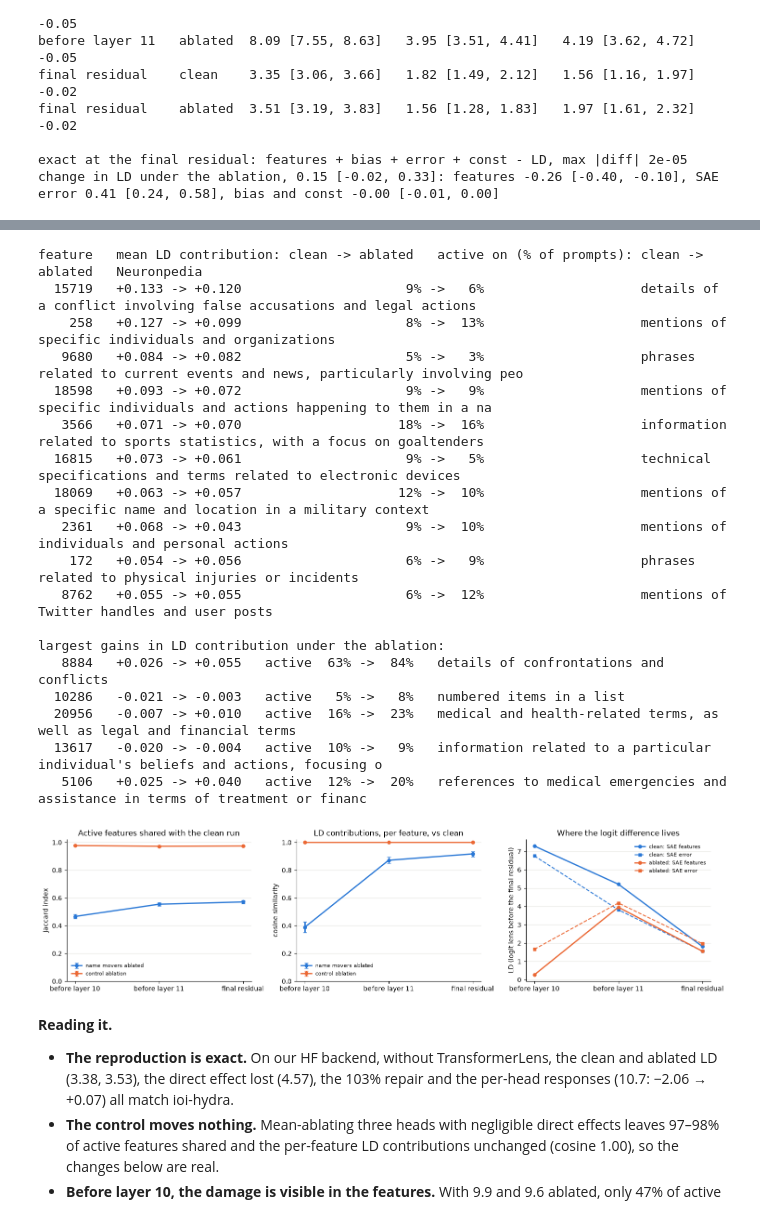
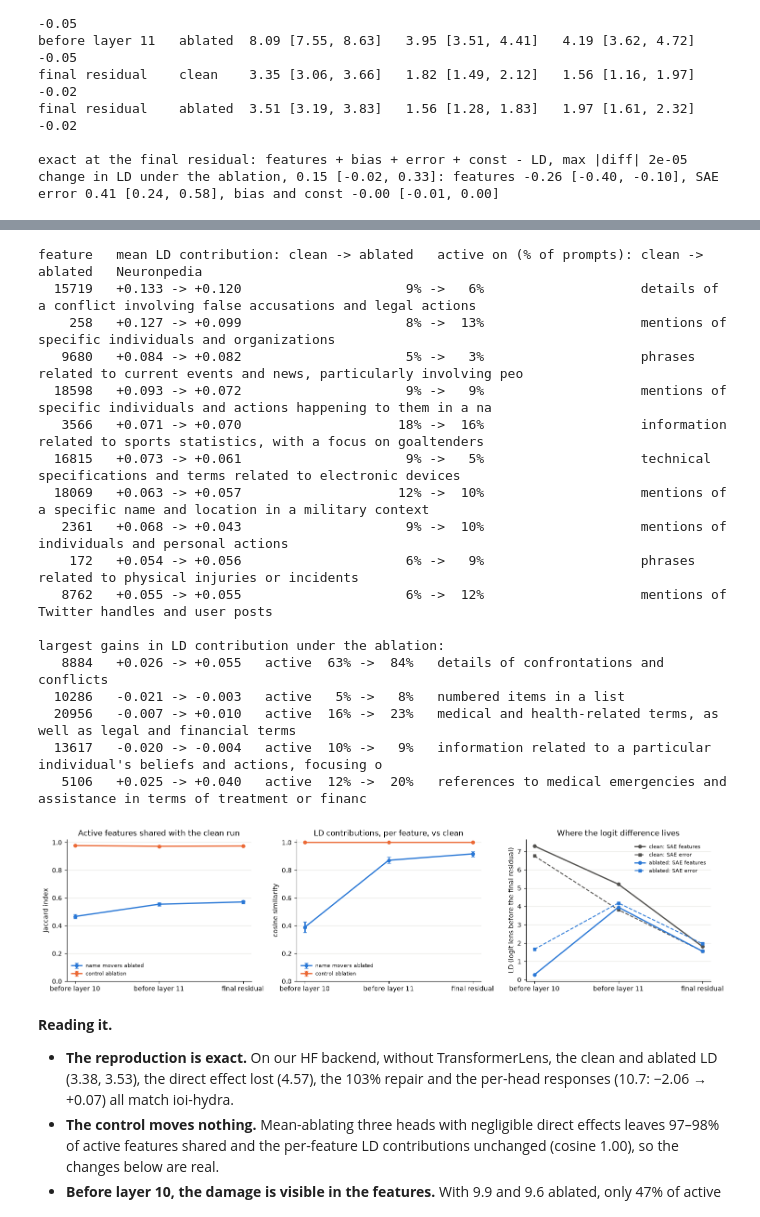
Before and after one commit to rreece/gpt2-atlas, a Jupyter notebook: notebooks/atlas.ipynb, the cells around one changed output, grey strips where cells are left out. Cells and saved outputs as stored; diff of their text form; code cells hidden in the pictures.

```diff
--- a/notebooks/atlas.ipynb
+++ b/notebooks/atlas.ipynb
@@ -1416,38 +1422,38 @@ for i, other in enumerate(("ablated", "control")):
                     fmt="o-", color=C[i], lw=2, ms=5, capsize=3, label=f"name movers ablated" if other == "ablated" else "control ablation")
 axes[0].set(title="Active features shared with the clean run", ylabel="Jaccard index", ylim=(0, 1.02))
 axes[1].set(title="LD contributions, per feature, vs clean", ylabel="cosine similarity", ylim=(0, 1.02))
-for j, (name, col) in enumerate((("clean", C[0]), ("ablated", C[1]))):
+for j, (name, col) in enumerate((("clean", INK2), ("ablated", C[0]))):  # blue = name movers ablated, as in the other panels
     feats = [fa[L, name]["contrib"].sum(1).mean() for L in pts]
     errs = [fa[L, name]["error"].mean() for L in pts]
     axes[2].plot(pts, feats, "o-", color=col, lw=2, ms=5, label=f"{name}: SAE features")
     axes[2].plot(pts, errs, "s--", color=col, lw=1.5, ms=4, label=f"{name}: SAE error")
 axes[2].set(title="Where the logit difference lives", ylabel="LD (logit lens before the final residual)")
 for ax in axes:
     ax.set_xticks(pts, [POINTS[L] for L in pts])
     ax.legend(frameon=False, fontsize=8)
     tidy(ax)
 plt.tight_layout()
 save(fig, "results_ioi_features")
 # %% [output]
 feature   mean LD contribution: clean -> ablated   active on (% of prompts): clean -> ablated   Neuronpedia
   15719   +0.133 -> +0.120                     9% ->   6%                    details of a conflict involving false accusations and legal actions
     258   +0.127 -> +0.099                     8% ->  13%                    mentions of specific individuals and organizations
    9680   +0.084 -> +0.082                     5% ->   3%                    phrases related to current events and news, particularly involving peo
   18598   +0.093 -> +0.072                     9% ->   9%                    mentions of specific individuals and actions happening to them in a na
    3566   +0.071 -> +0.070                    18% ->  16%                    information related to sports statistics, with a focus on goaltenders
   16815   +0.073 -> +0.061                     9% ->   5%                    technical specifications and terms related to electronic devices
   18069   +0.063 -> +0.057                    12% ->  10%                    mentions of a specific name and location in a military context
    2361   +0.068 -> +0.043                     9% ->  10%                    mentions of individuals and personal actions
     172   +0.054 -> +0.056                     6% ->   9%                    phrases related to physical injuries or incidents
    8762   +0.055 -> +0.055                     6% ->  12%                    mentions of Twitter handles and user posts
 
 largest gains in LD contribution under the ablation:
    8884   +0.026 -> +0.055   active  63% ->  84%   details of confrontations and conflicts
   10286   -0.021 -> -0.003   active   5% ->   8%   numbered items in a list
   20956   -0.007 -> +0.010   active  16% ->  23%   medical and health-related terms, as well as legal and financial terms
   13617   -0.020 -> -0.004   active  10% ->   9%   information related to a particular individual's beliefs and actions, focusing o
    5106   +0.025 -> +0.040   active  12% ->  20%   references to medical emergencies and assistance in terms of treatment or financ
-[figure, old version]
+[figure, new version]
 # %% [markdown]
 **Reading it.**
 
```
Also changed, not shown: parts of 1 cell of this notebook, 4 other files.
